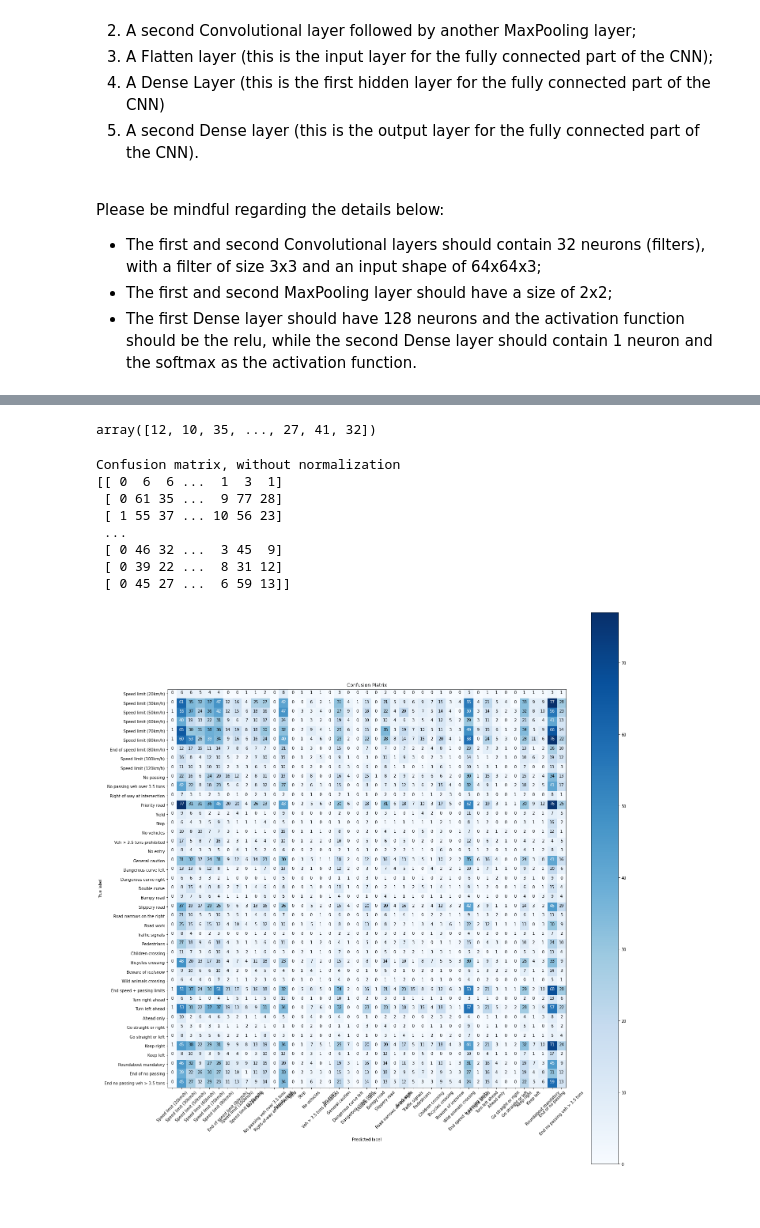
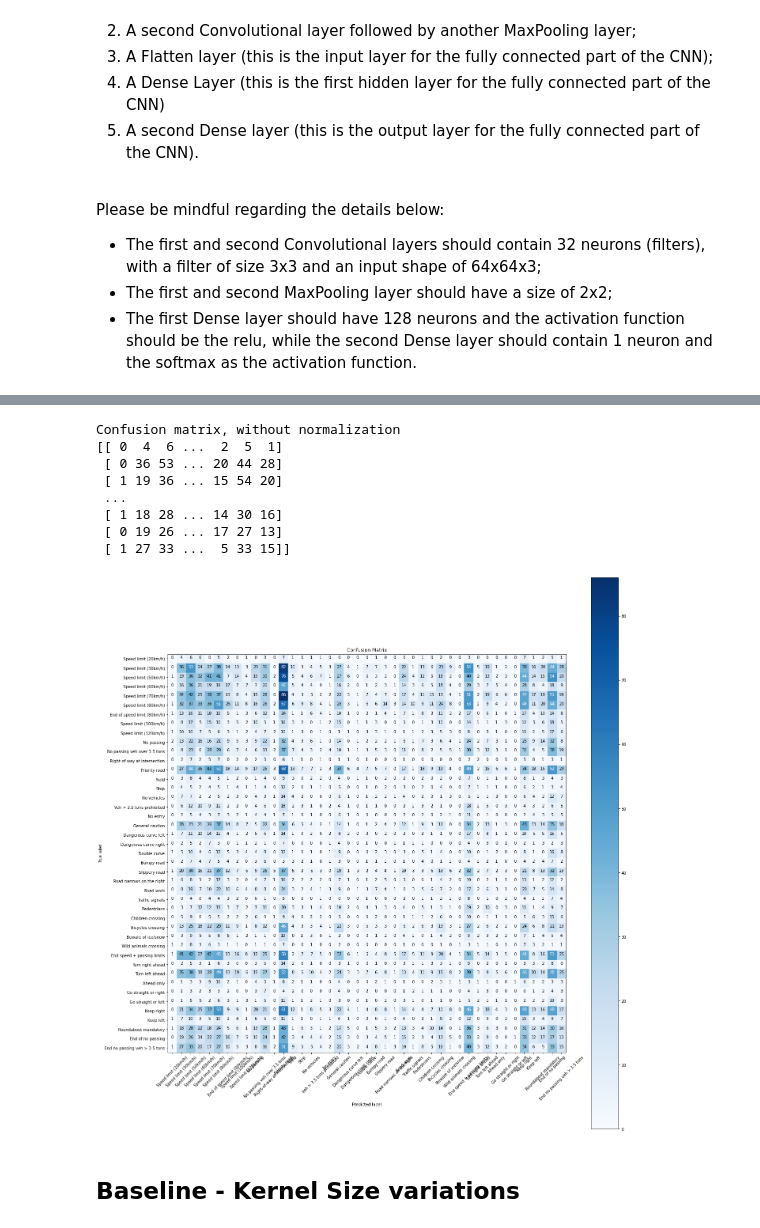
Before and after one commit to gaspia/DLNN-TrafficSign, a Jupyter notebook: TS_CNN_00.ipynb, the cells around one changed output, grey strips where cells are left out. Drawn from its saved outputs; the diff is of its cells as text; code cells hidden in the pictures; blank space fills up the shorter version.

```diff
--- a/TS_CNN_00.ipynb
+++ b/TS_CNN_00.ipynb
@@ -397,8 +441,21 @@ plot_results(history_baseline)
 # %%
 # predictions on Test data
 
 Y_pred = baseline_model.predict(test_generator, steps=len(test_generator))
 y_pred = np.argmax(Y_pred, axis=1)
-y_pred
+
+# Confusion Matrix
+cm = confusion_matrix(test_generator.classes, y_pred)
+
+fig, ax = plt.subplots(figsize=(20, 20))
+plot_confusion_matrix(cm=cm, classes=list(classes.values()), title='Confusion Matrix')
 # %% [output]
-array([12, 10, 35, ..., 27, 41, 32])
+Confusion matrix, without normalization
+[[ 0  4  6 ...  2  5  1]
+ [ 0 36 53 ... 20 44 28]
+ [ 1 19 36 ... 15 54 20]
+ ...
+ [ 1 18 28 ... 14 30 16]
+ [ 0 19 26 ... 17 27 13]
+ [ 1 27 33 ...  5 33 15]]
+[figure, added]
@@ -441,13 +462,2 @@ def plot_confusion_matrix(cm, classes,
-# %%
-fig, ax = plt.subplots(figsize=(20, 20))
-plot_confusion_matrix(cm=cm, classes=list(classes.values()), title='Confusion Matrix')
-# %% [output]
-Confusion matrix, without normalization
-[[ 0  6  6 ...  1  3  1]
- [ 0 61 35 ...  9 77 28]
- [ 1 55 37 ... 10 56 23]
- ...
- [ 0 46 32 ...  3 45  9]
- [ 0 39 22 ...  8 31 12]
- [ 0 45 27 ...  6 59 13]]
-[figure, removed]
+# %% [markdown]
+## Baseline - Kernel Size variations
```
Also changed, not shown: parts of 18 cells of this notebook, 1 other file.
